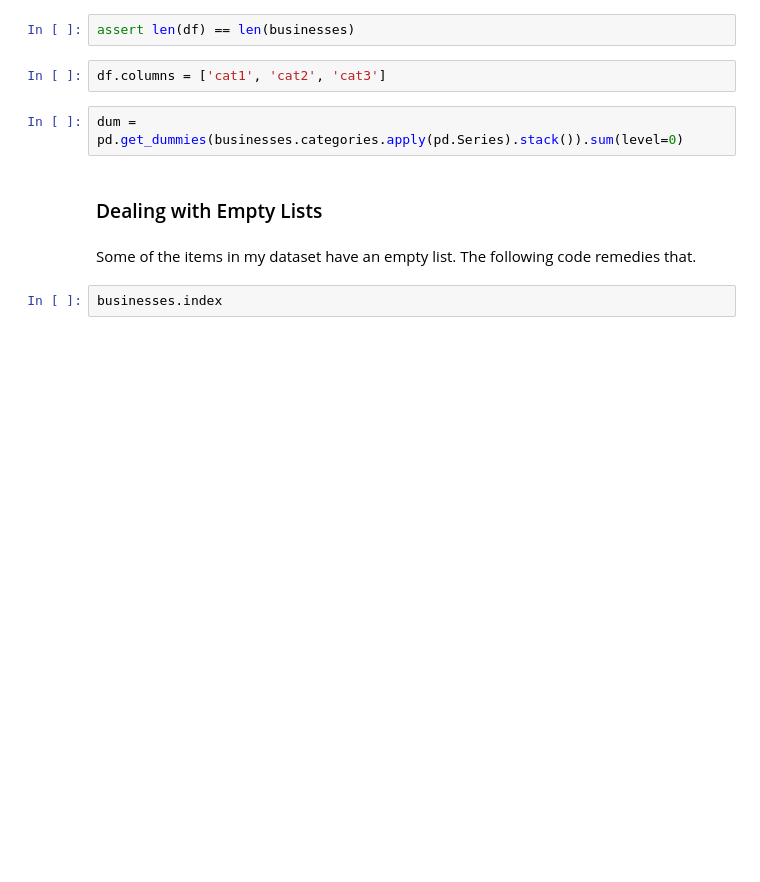
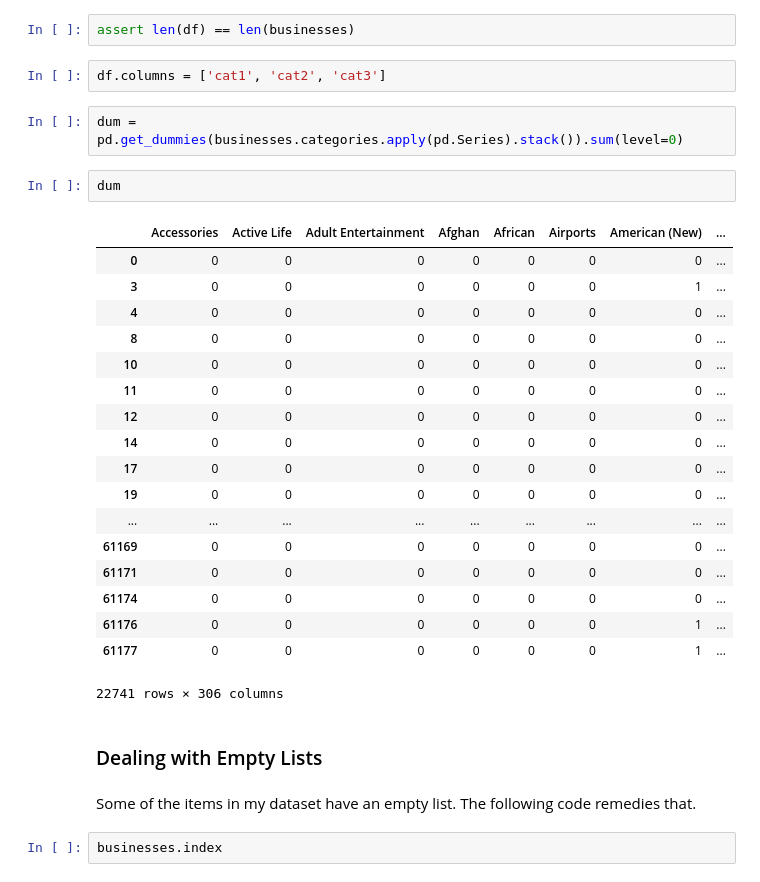
Before and after one commit to Will-So/Location-Win, a Jupyter notebook: notebooks/basic_exploration.ipynb, the cells around one changed output. Drawn from its saved outputs; the diff is of its cells as text; blank space fills up the shorter version.

```diff
--- a/notebooks/basic_exploration.ipynb
+++ b/notebooks/basic_exploration.ipynb
@@ -120,6 +122,27 @@ assert len(df) == len(businesses)
 df.columns = ['cat1', 'cat2', 'cat3']
 # %%
 dum = pd.get_dummies(businesses.categories.apply(pd.Series).stack()).sum(level=0)
+# %%
+dum
+# %% [output]
+|  | Accessories | Active Life | Adult Entertainment | Afghan | African | Airports | American (New) | ... |
+| 0 | 0 | 0 | 0 | 0 | 0 | 0 | 0 | ... |
+| 3 | 0 | 0 | 0 | 0 | 0 | 0 | 1 | ... |
+| 4 | 0 | 0 | 0 | 0 | 0 | 0 | 0 | ... |
+| 8 | 0 | 0 | 0 | 0 | 0 | 0 | 0 | ... |
+| 10 | 0 | 0 | 0 | 0 | 0 | 0 | 0 | ... |
+| 11 | 0 | 0 | 0 | 0 | 0 | 0 | 0 | ... |
+| 12 | 0 | 0 | 0 | 0 | 0 | 0 | 0 | ... |
+| 14 | 0 | 0 | 0 | 0 | 0 | 0 | 0 | ... |
+| 17 | 0 | 0 | 0 | 0 | 0 | 0 | 0 | ... |
+| 19 | 0 | 0 | 0 | 0 | 0 | 0 | 0 | ... |
+| ... | ... | ... | ... | ... | ... | ... | ... | ... |
+| 61169 | 0 | 0 | 0 | 0 | 0 | 0 | 0 | ... |
+| 61171 | 0 | 0 | 0 | 0 | 0 | 0 | 0 | ... |
+| 61174 | 0 | 0 | 0 | 0 | 0 | 0 | 0 | ... |
+| 61176 | 0 | 0 | 0 | 0 | 0 | 0 | 1 | ... |
+| 61177 | 0 | 0 | 0 | 0 | 0 | 0 | 1 | ... |
+22741 rows × 306 columns
 # %% [markdown]
 ### Dealing with Empty Lists
 # %% [markdown]
```
Also changed, not shown: parts of 32 cells of this notebook, 1 other file.
